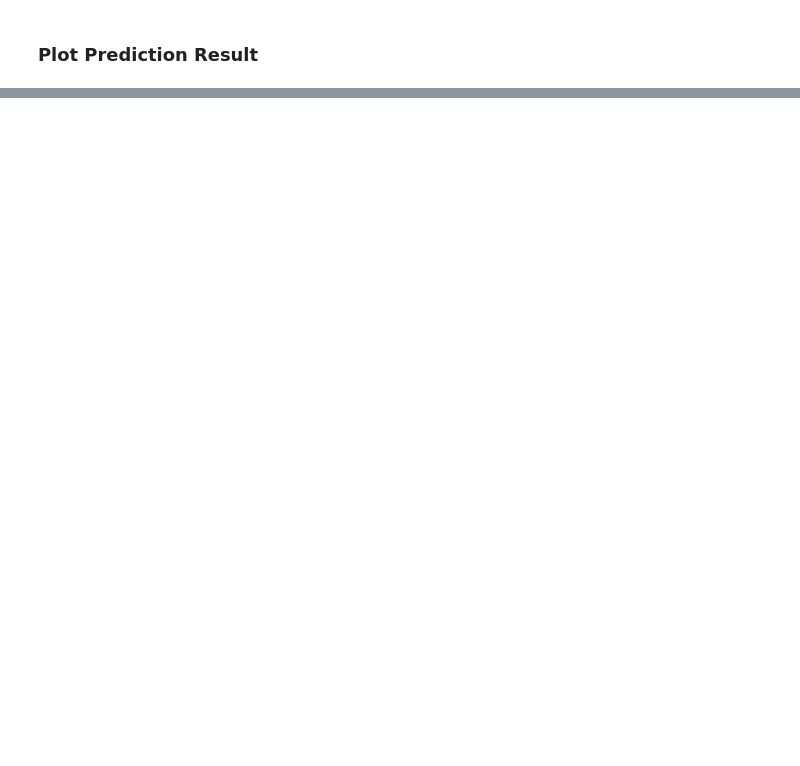
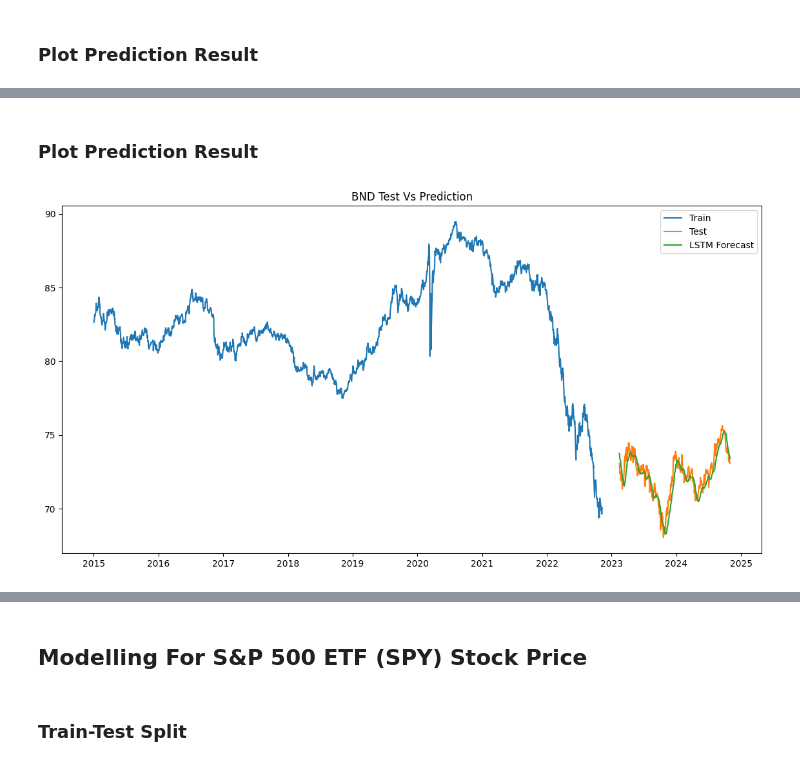
Before and after one commit to wolderufael/Time-Series-Forecasting-for-Portfolio-Management-Optimization, a Jupyter notebook: notebook/LSTM_model.ipynb, the cells around one changed output, grey strips where cells are left out. Cells and saved outputs as stored; diff of their text form; code cells hidden in the pictures; blank space fills up the shorter version.

```diff
--- a/notebook/LSTM_model.ipynb
+++ b/notebook/LSTM_model.ipynb
@@ -72,0 +76,2 @@ modelling.plot_result(y_test,y_pred)
+# %%
+train,test=modelling.train_test_split(stoke_data,'BND')
@@ -72,0 +82,2 @@ modelling.plot_result(y_test,y_pred)
+# %%
+forecast=modelling.train_lstm(train,test,'BND')
@@ -72,0 +115,6 @@ modelling.plot_result(y_test,y_pred)
+# %% [markdown]
+### **Plot Prediction Result**
+# %%
+modelling.plot_result('BND',train,forecast)
+# %% [output]
+[figure, added]
@@ -72,0 +122,4 @@ modelling.plot_result(y_test,y_pred)
+# %% [markdown]
+## **Modelling For S&P 500 ETF (SPY) Stock Price**
+# %% [markdown]
+### **Train-Test Split**
```
Also changed, not shown: parts of 22 cells of this notebook, 9 other files.
